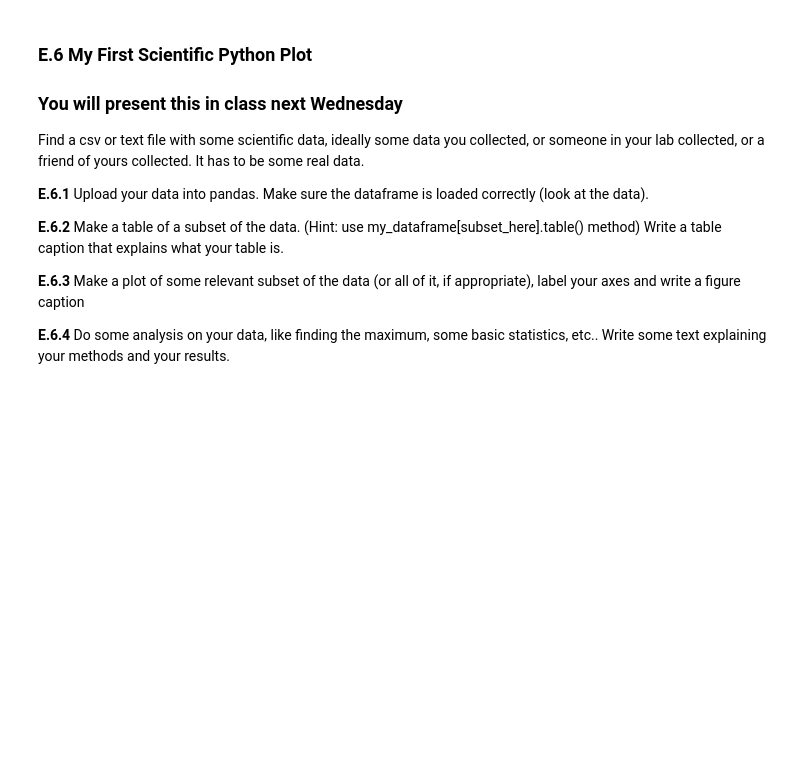
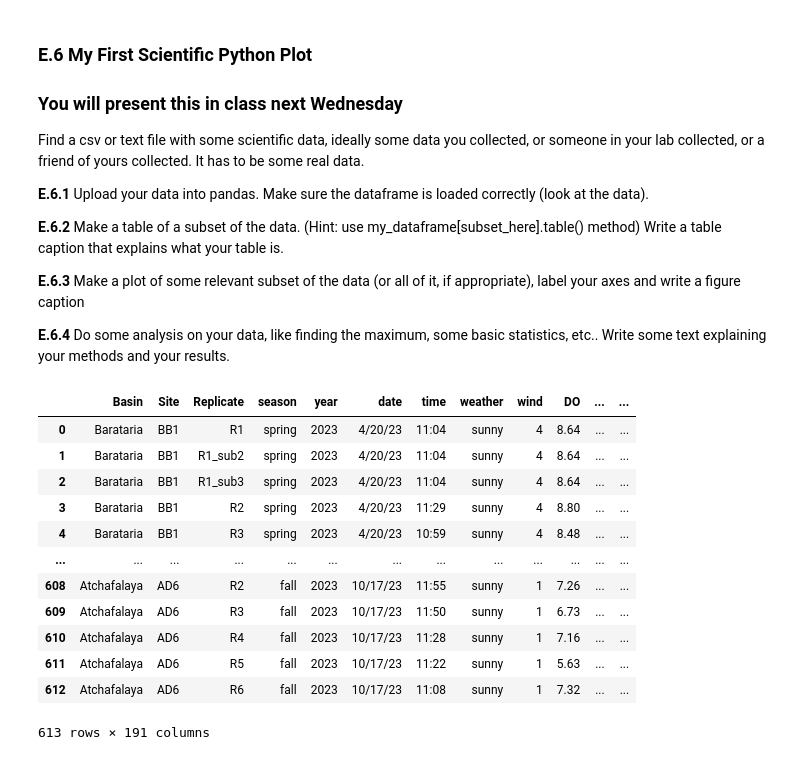
Before and after one commit to chsharrison/Sci_comp_F26, a Jupyter notebook: Emily_Savoie/Lab3.1_F26.ipynb, the cells around one changed output. Saved outputs shown, nothing was run; the diff lists cells and outputs as text; code cells hidden in the pictures; blank space fills up the shorter version.

```diff
--- a/Emily_Savoie/Lab3.1_F26.ipynb
+++ b/Emily_Savoie/Lab3.1_F26.ipynb
@@ -830,3 +830,21 @@ Write a table caption that explains what your table is.
 **E.6.3** Make a plot of some relevant subset of the data (or all of it, if appropriate), label your axes and write a figure caption
 
 **E.6.4** Do some analysis on your data, like finding the maximum, some basic statistics, etc.. Write some text explaining your methods and your results.
+# %%
+# E.6.1 Data upload
+mydata = pd.read_csv('MBON_master_modified.csv', sep = ',')
+mydata
+# %% [output]
+|  | Basin | Site | Replicate | season | year | date | time | weather | wind | DO | ... | ... |
+| 0 | Barataria | BB1 | R1 | spring | 2023 | 4/20/23 | 11:04 | sunny | 4 | 8.64 | ... | ... |
+| 1 | Barataria | BB1 | R1_sub2 | spring | 2023 | 4/20/23 | 11:04 | sunny | 4 | 8.64 | ... | ... |
+| 2 | Barataria | BB1 | R1_sub3 | spring | 2023 | 4/20/23 | 11:04 | sunny | 4 | 8.64 | ... | ... |
+| 3 | Barataria | BB1 | R2 | spring | 2023 | 4/20/23 | 11:29 | sunny | 4 | 8.80 | ... | ... |
+| 4 | Barataria | BB1 | R3 | spring | 2023 | 4/20/23 | 10:59 | sunny | 4 | 8.48 | ... | ... |
+| ... | ... | ... | ... | ... | ... | ... | ... | ... | ... | ... | ... | ... |
+| 608 | Atchafalaya | AD6 | R2 | fall | 2023 | 10/17/23 | 11:55 | sunny | 1 | 7.26 | ... | ... |
+| 609 | Atchafalaya | AD6 | R3 | fall | 2023 | 10/17/23 | 11:50 | sunny | 1 | 6.73 | ... | ... |
+| 610 | Atchafalaya | AD6 | R4 | fall | 2023 | 10/17/23 | 11:28 | sunny | 1 | 7.16 | ... | ... |
+| 611 | Atchafalaya | AD6 | R5 | fall | 2023 | 10/17/23 | 11:22 | sunny | 1 | 5.63 | ... | ... |
+| 612 | Atchafalaya | AD6 | R6 | fall | 2023 | 10/17/23 | 11:08 | sunny | 1 | 7.32 | ... | ... |
+613 rows × 191 columns
```
Also changed, not shown: parts of 15 cells of this notebook.
